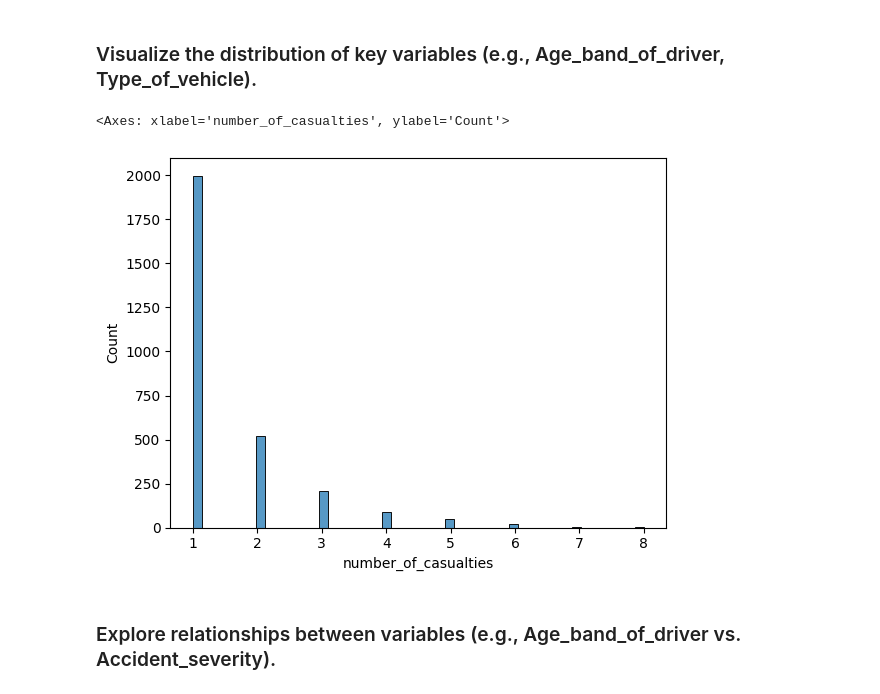
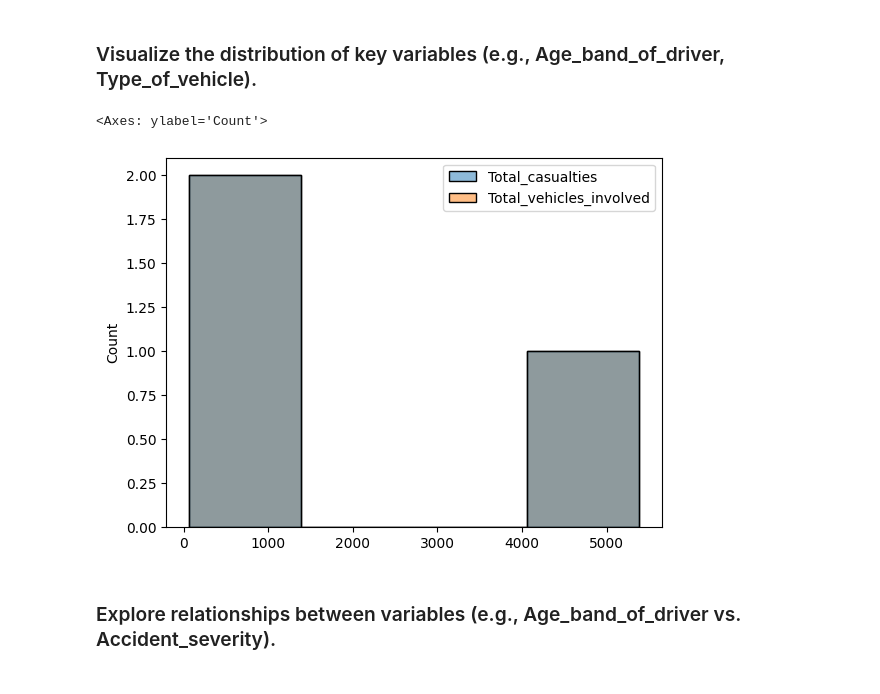
Before and after one commit to HssahSaad/T5Demo, a Jupyter notebook: Task (1) Week 1.ipynb, the cells around one changed output. Drawn from its saved outputs; the diff is of its cells as text; code cells hidden in the pictures.

```diff
--- a/Task (1) Week 1.ipynb
+++ b/Task (1) Week 1.ipynb
@@ -263,12 +263,17 @@ plt.show()
 [figure]
 # %% [markdown]
 ### Visualize the distribution of key variables (e.g., Age_band_of_driver, Type_of_vehicle).
+# %%
+grpouped_value= df.groupby(['sex_of_driver']).agg(
+    Total_casualties = ('number_of_casualties','sum'),
+    Total_vehicles_involved=('number_of_vehicles_involved','sum')
+)
 # %%
 # Histogram:
-sns.histplot(df['number_of_casualties'])
+sns.histplot(grpouped_value)
 # %% [output]
-<Axes: xlabel='number_of_casualties', ylabel='Count'>
+<Axes: ylabel='Count'>
-[figure, old version]
+[figure, new version]
 # %% [markdown]
 ### Explore relationships between variables (e.g., Age_band_of_driver vs. Accident_severity).
 # %%
```
Also changed, not shown: parts of 2 cells of this notebook.
